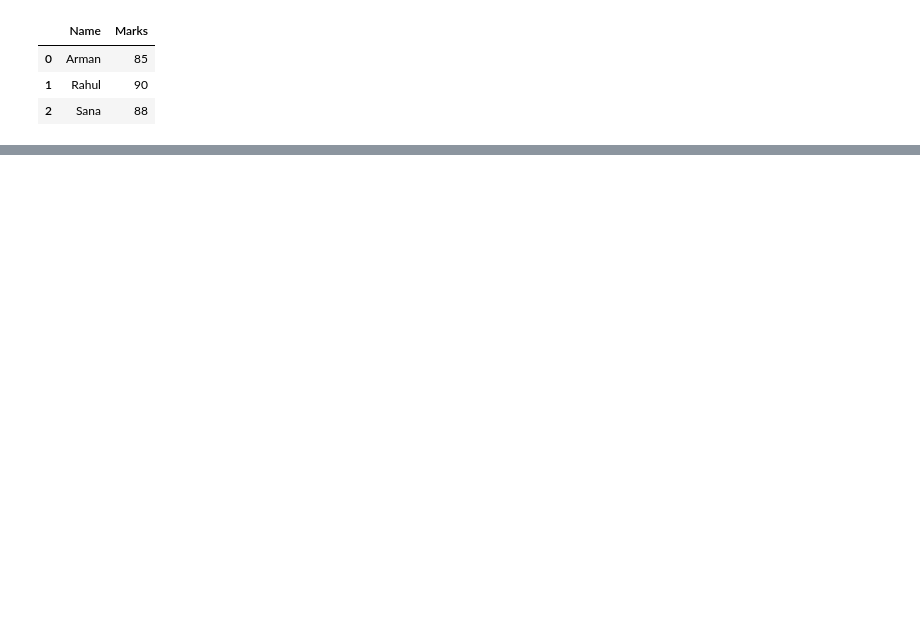
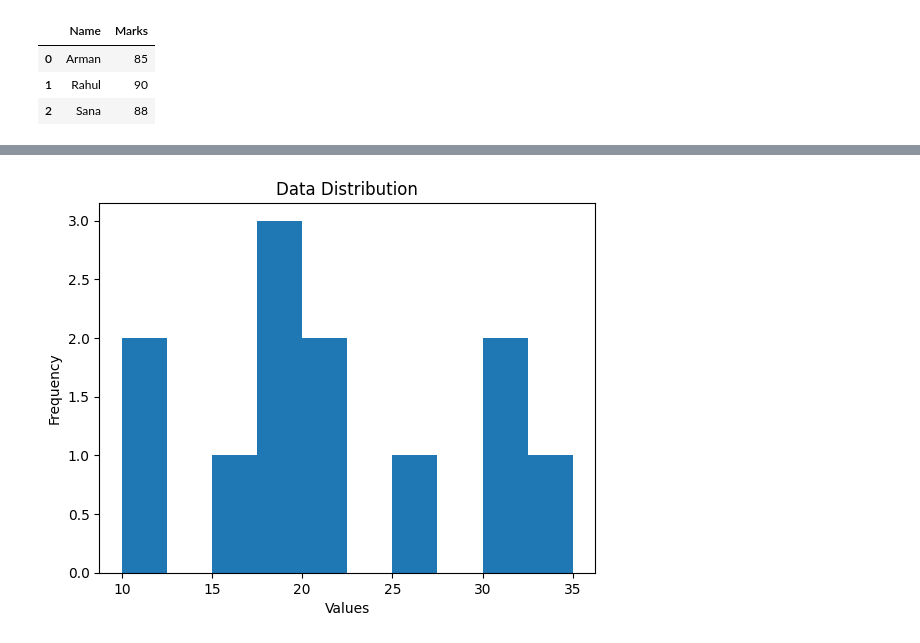
Before and after one commit to mo-arman/Data_Analyst_Journey, a Jupyter notebook: Practice.ipynb, the cells around one changed output, grey strips where cells are left out. Drawn from its saved outputs; the diff is of its cells as text; code cells hidden in the pictures; blank space fills up the shorter version.

```diff
--- a/Practice.ipynb
+++ b/Practice.ipynb
@@ -15,0 +52,10 @@ df
+# %%
+data = [10,12,15,18,18,19,20,22,25,30,30,35]
+
+plt.hist(data)
+plt.title("Data Distribution")
+plt.xlabel("Values")
+plt.ylabel("Frequency")
+plt.show()
+# %% [output]
+[figure, added]
```
Also changed, not shown: parts of 4 cells of this notebook.
